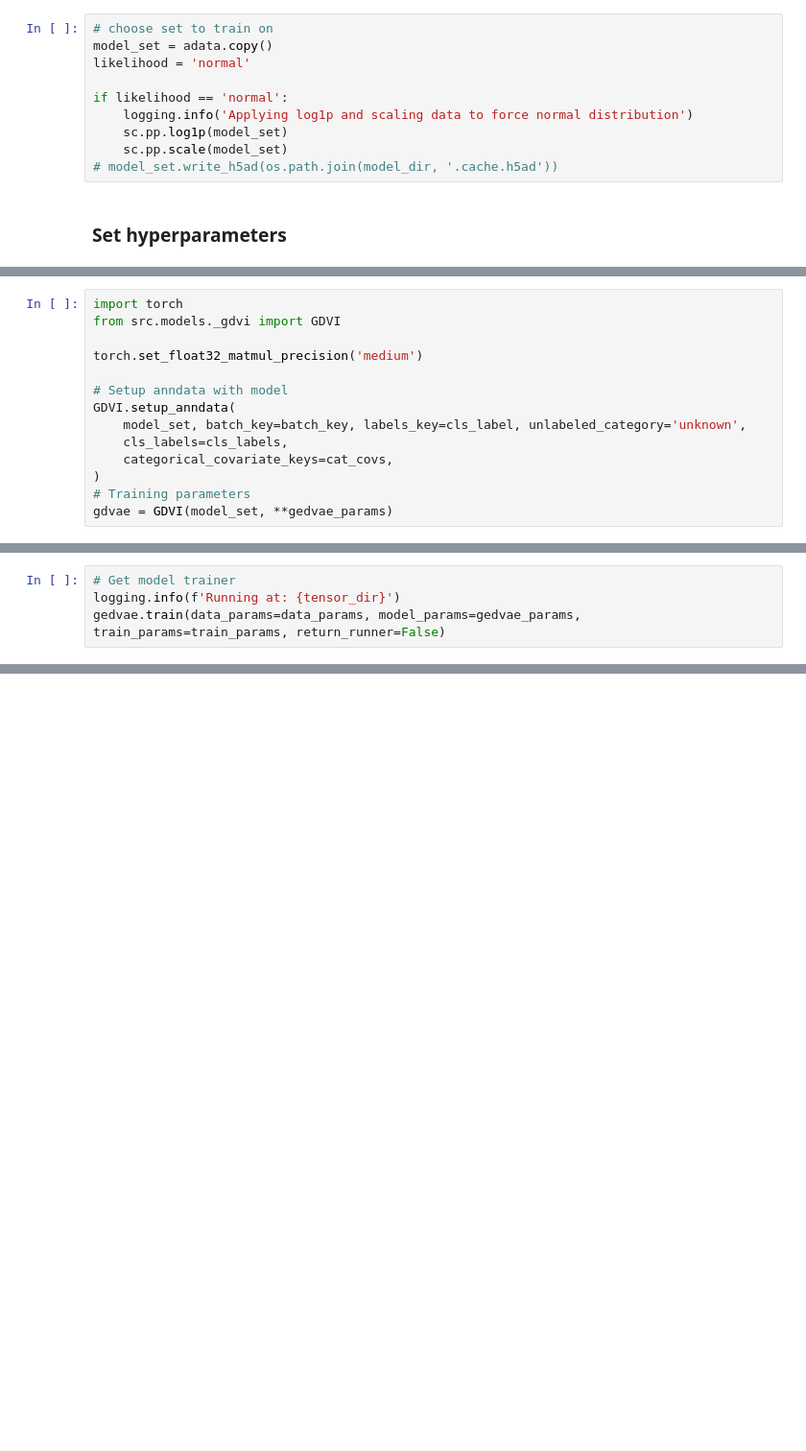
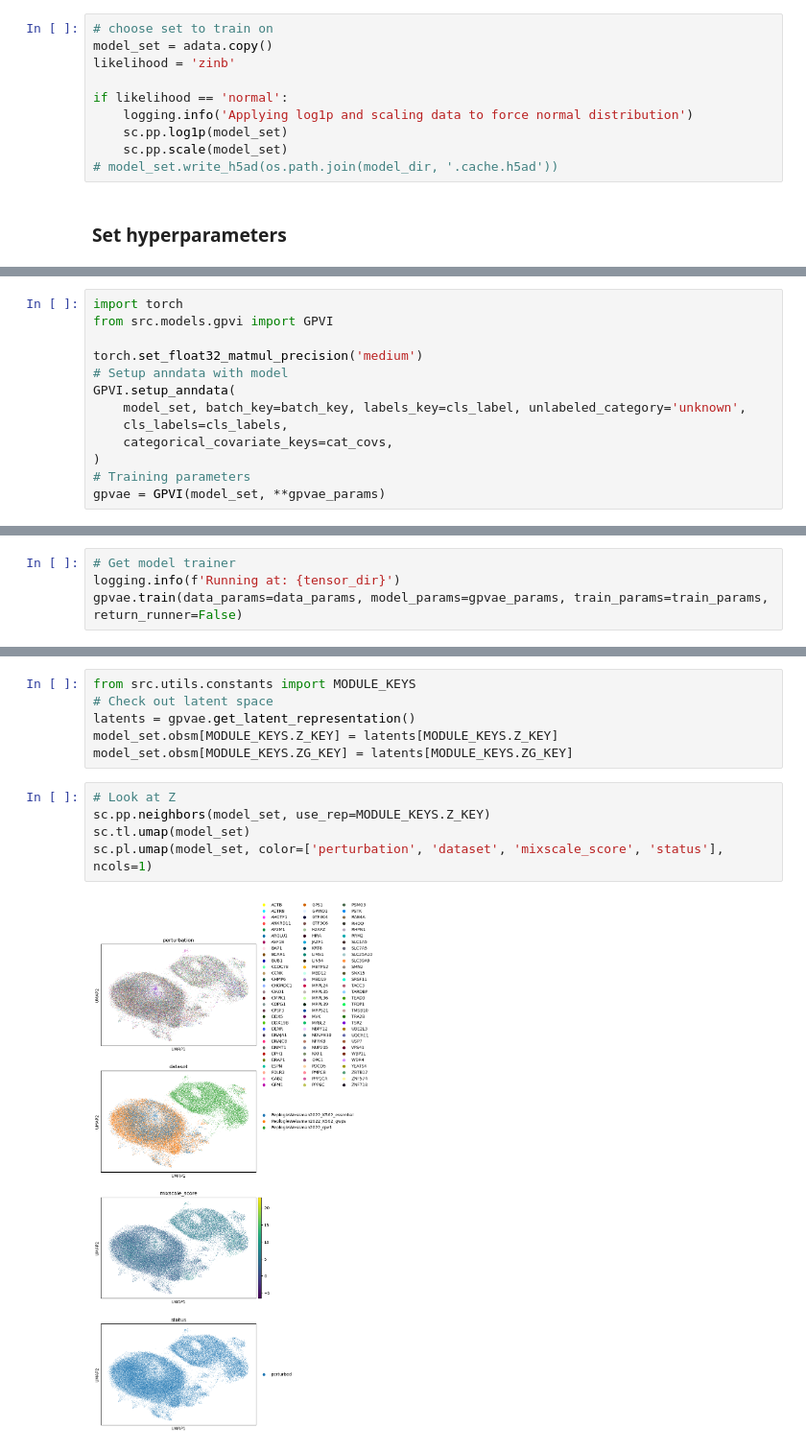
Before and after one commit to GoyalLab/ExPert, a Jupyter notebook: vae/notebooks/GPA.ipynb, the cells around one changed output, grey strips where cells are left out. Shown at 96% size. Saved outputs shown, nothing was run; the diff lists cells and outputs as text; blank space fills up the shorter version.

Commit message:
Updated gedvi model architecture to be able to decode embedding and integrate attention layers. Updated pipeline mixscale processing.

```diff
--- a/vae/notebooks/GPA.ipynb
+++ b/vae/notebooks/GPA.ipynb
@@ -59,7 +61,7 @@ adata._inplace_subset_obs(embedding_mask)
 # %%
 # choose set to train on
 model_set = adata.copy()
-likelihood = 'normal'
+likelihood = 'zinb'
 
 if likelihood == 'normal':
     logging.info('Applying log1p and scaling data to force normal distribution')
@@ -133,15 +133,14 @@ cat_covs = None
 cont_covs = None
 # %%
 import torch
-from src.models._gdvi import GDVI
+from src.models.gpvi import GPVI
 
 torch.set_float32_matmul_precision('medium')
-
 # Setup anndata with model
-GDVI.setup_anndata(
+GPVI.setup_anndata(
     model_set, batch_key=batch_key, labels_key=cls_label, unlabeled_category='unknown',
     cls_labels=cls_labels,
     categorical_covariate_keys=cat_covs,
 )
 # Training parameters
-gdvae = GDVI(model_set, **gedvae_params)
+gpvae = GPVI(model_set, **gpvae_params)
@@ -148,4 +153,4 @@ gdvae = GDVI(model_set, **gedvae_params)
 # %%
 # Get model trainer
 logging.info(f'Running at: {tensor_dir}')
-gedvae.train(data_params=data_params, model_params=gedvae_params, train_params=train_params, return_runner=False)
+gpvae.train(data_params=data_params, model_params=gpvae_params, train_params=train_params, return_runner=False)
@@ -151,0 +177,13 @@ gedvae.train(data_params=data_params, model_params=gedvae_params, train_params=t
+# %%
+from src.utils.constants import MODULE_KEYS
+# Check out latent space
+latents = gpvae.get_latent_representation()
+model_set.obsm[MODULE_KEYS.Z_KEY] = latents[MODULE_KEYS.Z_KEY]
+model_set.obsm[MODULE_KEYS.ZG_KEY] = latents[MODULE_KEYS.ZG_KEY]
+# %%
+# Look at Z
+sc.pp.neighbors(model_set, use_rep=MODULE_KEYS.Z_KEY)
+sc.tl.umap(model_set)
+sc.pl.umap(model_set, color=['perturbation', 'dataset', 'mixscale_score', 'status'], ncols=1)
+# %% [output]
+[figure, added]
```
Also changed, not shown: parts of 21 cells of this notebook, 30 other files.
